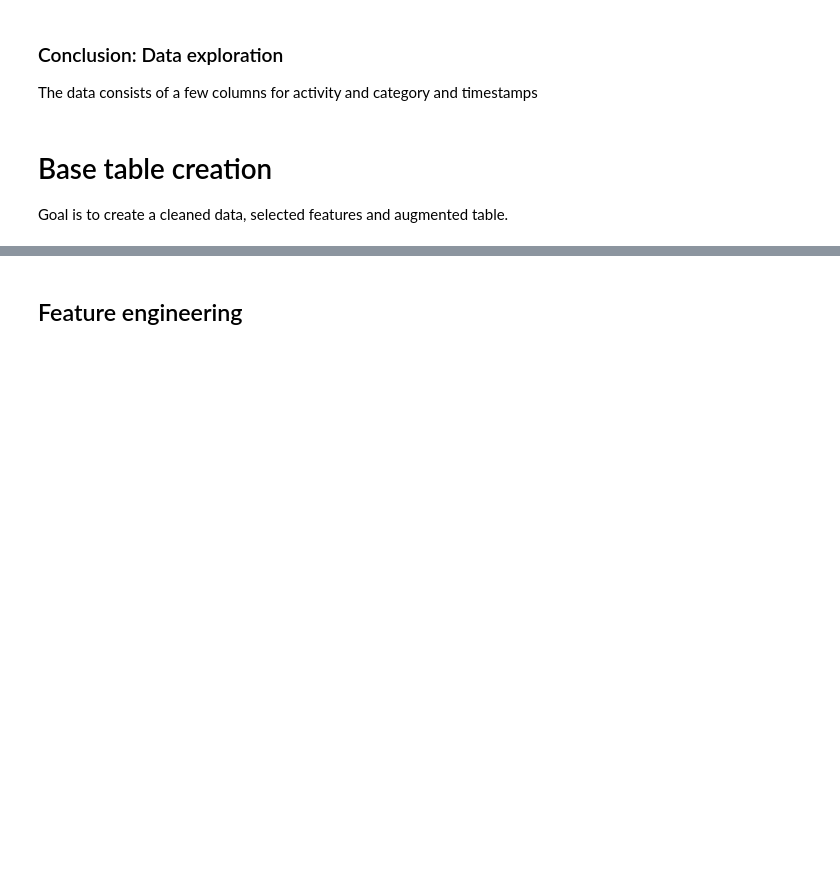
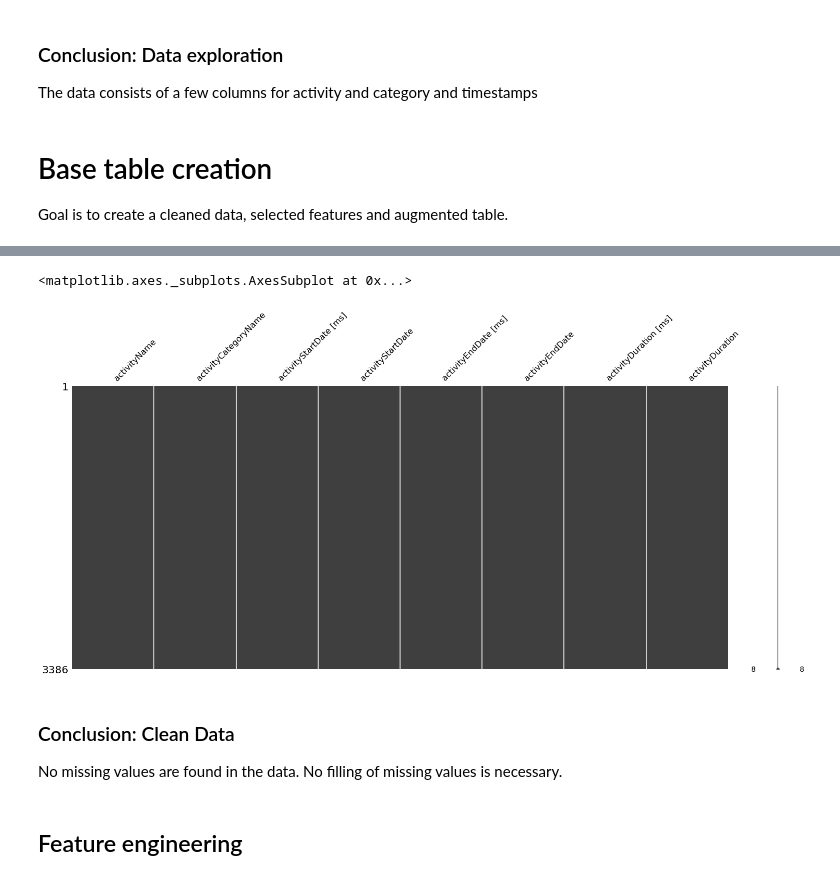
Before and after one commit to FollowJack/machine-learning-masterclass, a Jupyter notebook: project_10_activity_analysis/activity_analysis.ipynb, the cells around one changed output, grey strips where cells are left out. Cells and saved outputs as stored; diff of their text form; code cells hidden in the pictures; blank space fills up the shorter version.

Commit message:
Finish data cleaning

```diff
--- a/project_10_activity_analysis/activity_analysis.ipynb
+++ b/project_10_activity_analysis/activity_analysis.ipynb
@@ -118,3 +132,12 @@ df.
+# %%
+# Nice visualization
+msno.matrix(df)
+# %% [output]
+<matplotlib.axes._subplots.AxesSubplot at 0x...>
+[figure, added]
+# %% [markdown]
+### Conclusion: Clean Data
+No missing values are found in the data. No filling of missing values is necessary.
 # %% [markdown]
 ## Feature engineering
 # %% [markdown]
```
Also changed, not shown: parts of 4 cells of this notebook.
